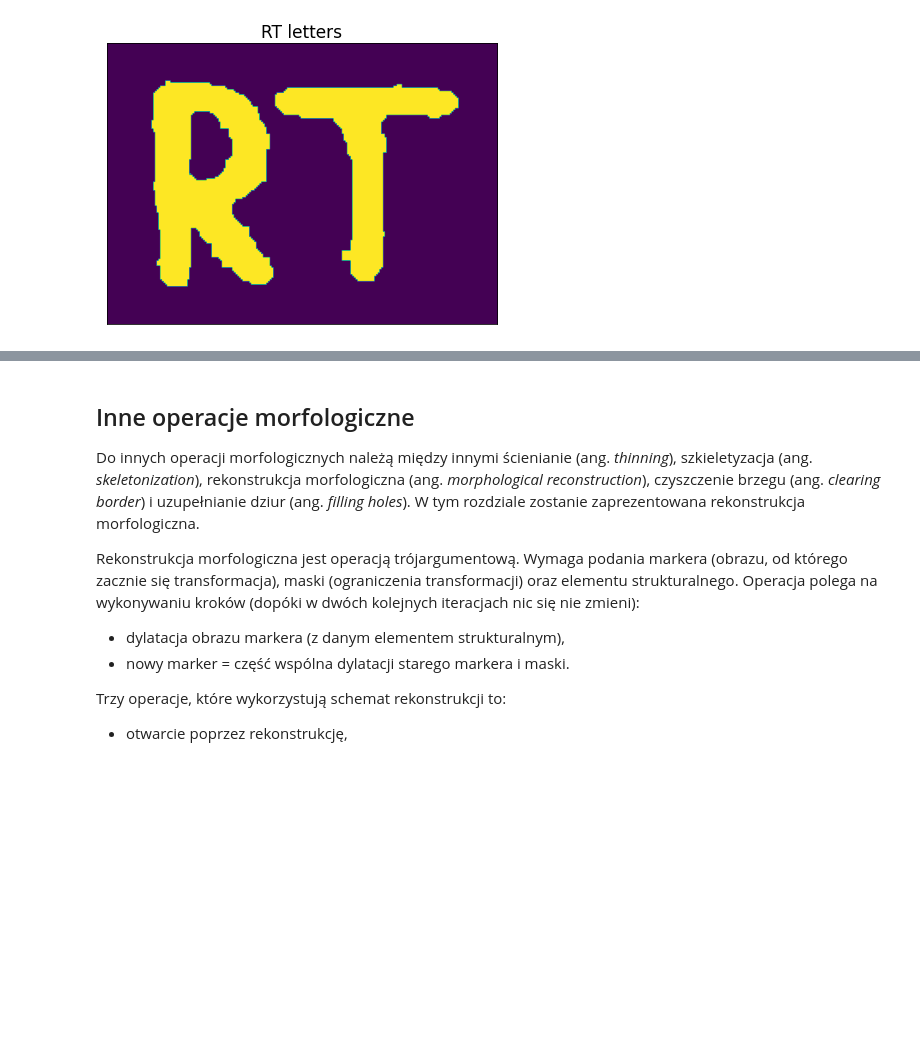
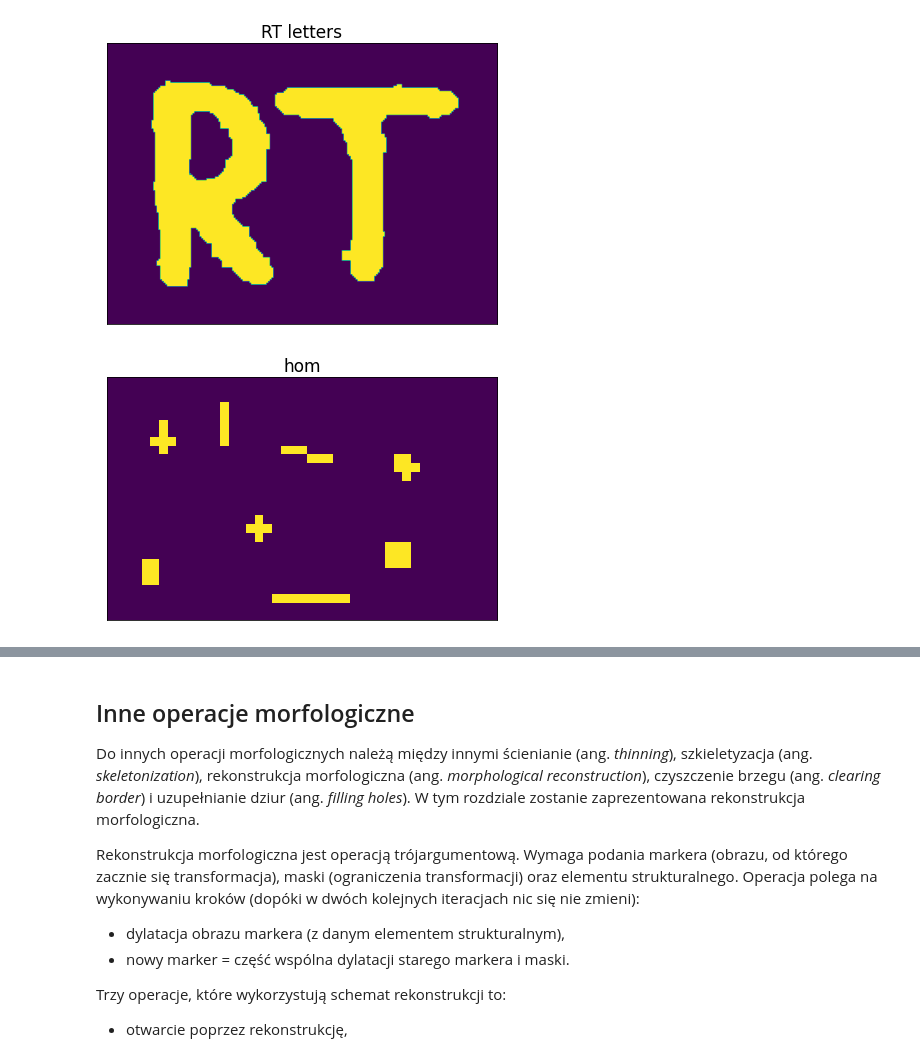
Before and after one commit to sy1wi4/WDCPO-2021, a Jupyter notebook: 08_morphology.ipynb, the cells around one changed output, grey strips where cells are left out. Saved outputs shown, nothing was run; the diff lists cells and outputs as text; code cells hidden in the pictures; blank space fills up the shorter version.

```diff
--- a/08_morphology.ipynb
+++ b/08_morphology.ipynb
@@ -255,3 +239,8 @@ opening = cv2.morphologyEx(closing, cv2.MORPH_OPEN, str_element)
 show_image(opening, "RT letters")
 # %% [output]
 [figure]
+# %%
+hom = cv2.imread('hom.bmp', cv2.IMREAD_GRAYSCALE)
+show_image(hom, "hom")
+# %% [output]
+[figure, added]
```
Also changed, not shown: parts of 23 cells of this notebook.
